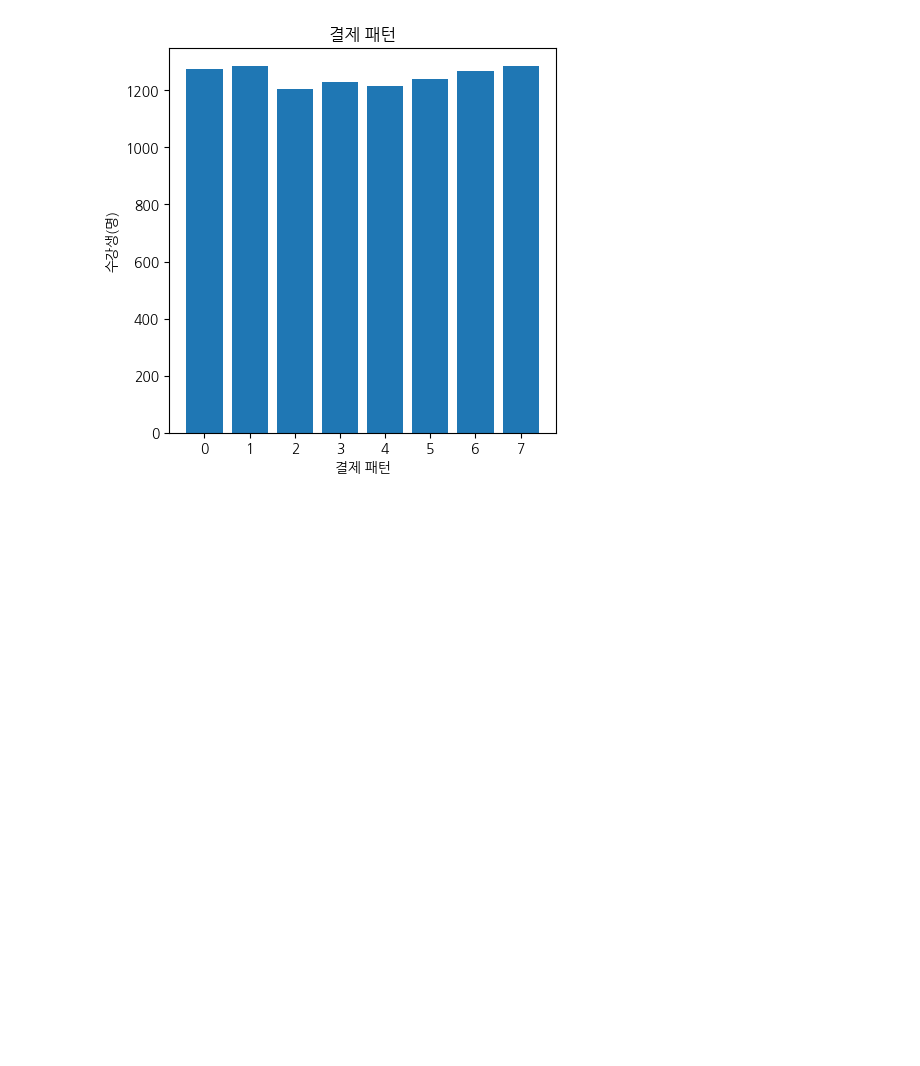
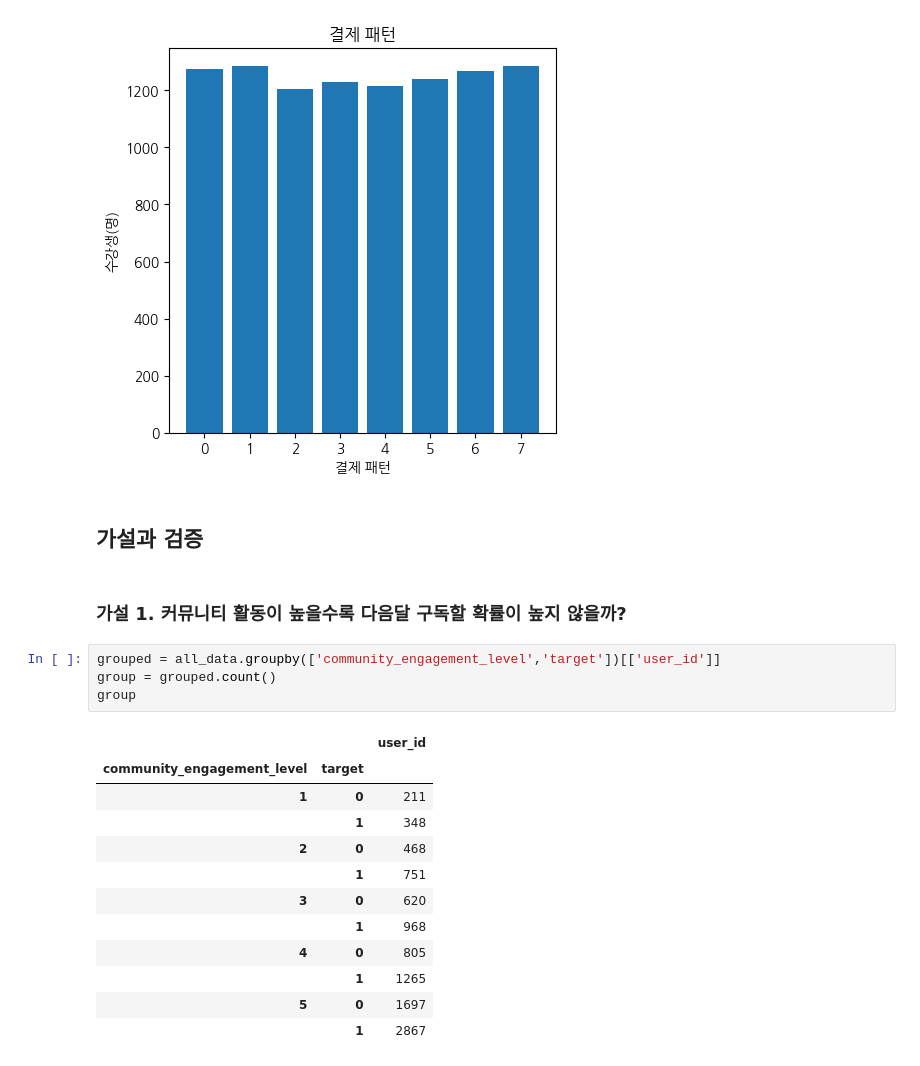
Before and after one commit to bobo-0/WASSUP4, a Jupyter notebook: 05_Data_Analysis/DA_Mini_Project.ipynb, the cells around one changed output. Cells and saved outputs as stored; diff of their text form; blank space fills up the shorter version.

```diff
--- a/05_Data_Analysis/DA_Mini_Project.ipynb
+++ b/05_Data_Analysis/DA_Mini_Project.ipynb
@@ -532,3 +530,24 @@ plt.xticks()
 plt.show()
 # %% [output]
 [figure]
+# %% [markdown]
+## 가설과 검증
+# %% [markdown]
+### 가설 1. 커뮤니티 활동이 높을수록 다음달 구독할 확률이 높지 않을까?
+# %%
+grouped = all_data.groupby(['community_engagement_level','target'])[['user_id']]
+group = grouped.count()
+group
+# %% [output]
+|  |  | user_id |
+| community_engagement_level | target |  |
+| 1 | 0 | 211 |
+|  | 1 | 348 |
+| 2 | 0 | 468 |
+|  | 1 | 751 |
+| 3 | 0 | 620 |
+|  | 1 | 968 |
+| 4 | 0 | 805 |
+|  | 1 | 1265 |
+| 5 | 0 | 1697 |
+|  | 1 | 2867 |
```
Also changed, not shown: parts of 14 cells of this notebook.
